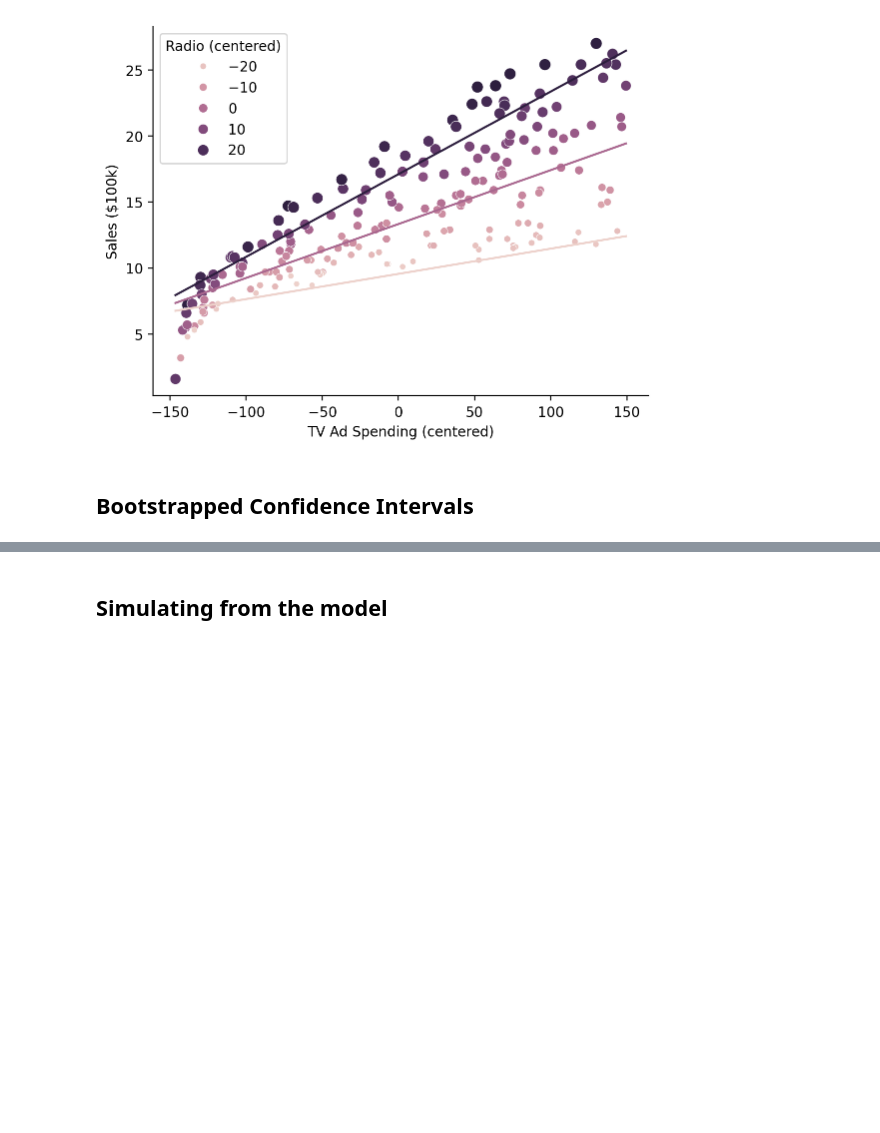
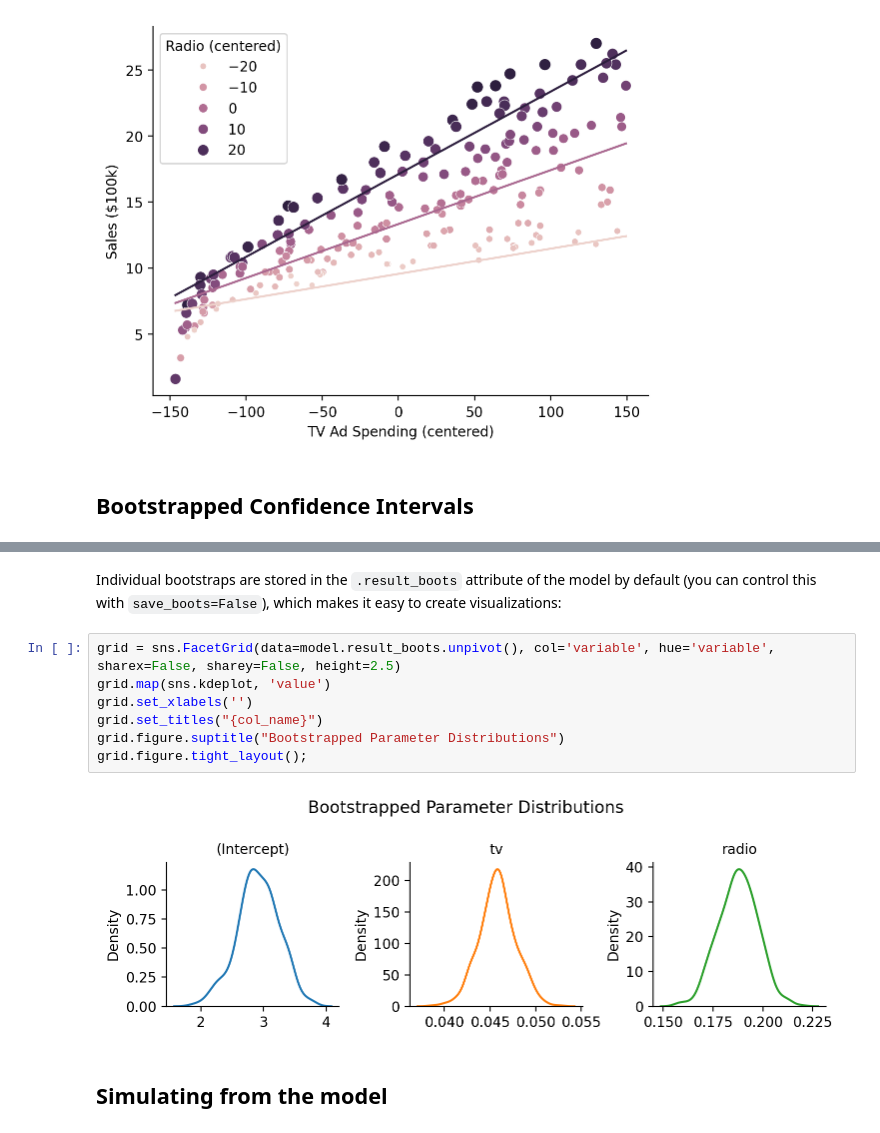
Before and after one commit to ejolly/pymer4, a Jupyter notebook: docs/tutorials/01_lm.ipynb, the cells around one changed output, grey strips where cells are left out. Cells and saved outputs as stored; diff of their text form; blank space fills up the shorter version.

```diff
--- a/docs/tutorials/01_lm.ipynb
+++ b/docs/tutorials/01_lm.ipynb
@@ -363,4 +364,15 @@ model.fit(conf_method="boot", ci_type="bca", nboot=500, summary=True)
 | Signif. codes: 0 *** 0.001 ** 0.0... |  |  |  |  |  |  |  |  |
+# %% [markdown]
+Individual bootstraps are stored in the `.result_boots` attribute of the model by default (you can control this with `save_boots=False`), which makes it easy to create visualizations:
+# %%
+grid = sns.FacetGrid(data=model.result_boots.unpivot(), col='variable', hue='variable', sharex=False, sharey=False, height=2.5)
+grid.map(sns.kdeplot, 'value')
+grid.set_xlabels('')
+grid.set_titles("{col_name}")
+grid.figure.suptitle("Bootstrapped Parameter Distributions")
+grid.figure.tight_layout();
+# %% [output]
+[figure, added]
 # %% [markdown]
 ## Simulating from the model
 # %% [markdown]
```
Also changed, not shown: parts of 11 cells of this notebook, 1 other file.
